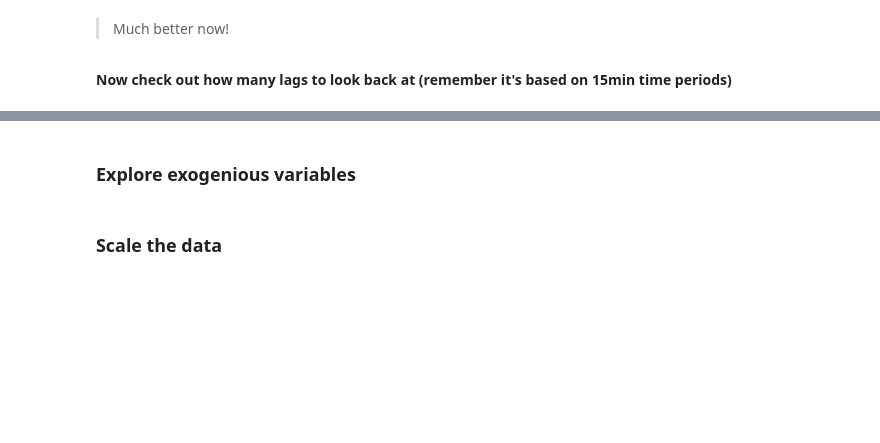
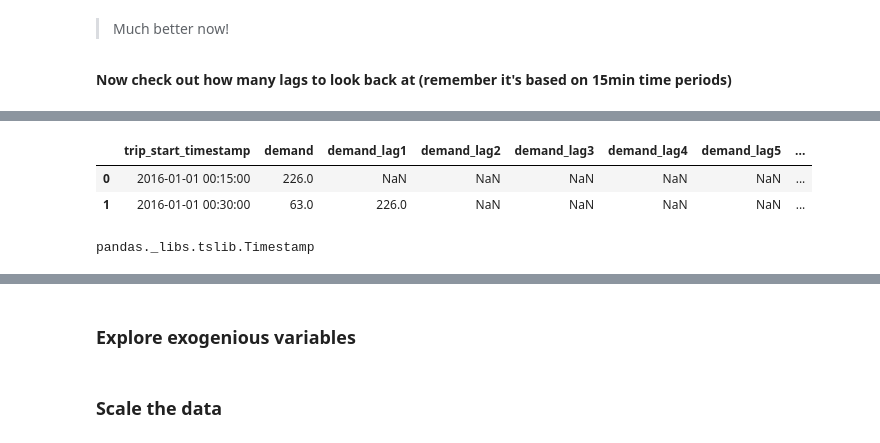
Before and after one commit to Auste1989/metis_projects, a Jupyter notebook: Passion_Project/Transit_Time_and_Rate_EDA.ipynb, the cells around one changed output, grey strips where cells are left out. Drawn from its saved outputs; the diff is of its cells as text; code cells hidden in the pictures; blank space fills up the shorter version.

```diff
--- a/Passion_Project/Transit_Time_and_Rate_EDA.ipynb
+++ b/Passion_Project/Transit_Time_and_Rate_EDA.ipynb
@@ -595,0 +630,10 @@ dtype: float64
+# %%
+demand.head(2)
+# %% [output]
+|  | trip_start_timestamp | demand | demand_lag1 | demand_lag2 | demand_lag3 | demand_lag4 | demand_lag5 | ... |
+| 0 | 2016-01-01 00:15:00 | 226.0 | NaN | NaN | NaN | NaN | NaN | ... |
+| 1 | 2016-01-01 00:30:00 | 63.0 | 226.0 | NaN | NaN | NaN | NaN | ... |
+# %%
+type((demand['trip_start_timestamp'][0]))
+# %% [output]
+pandas._libs.tslib.Timestamp
```
Also changed, not shown: parts of 30 cells of this notebook.
